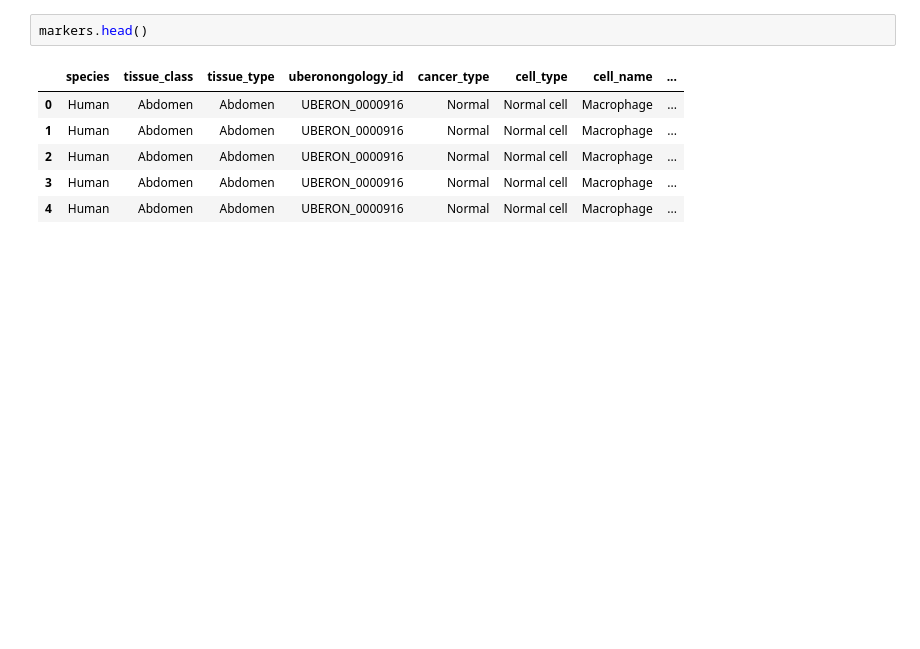
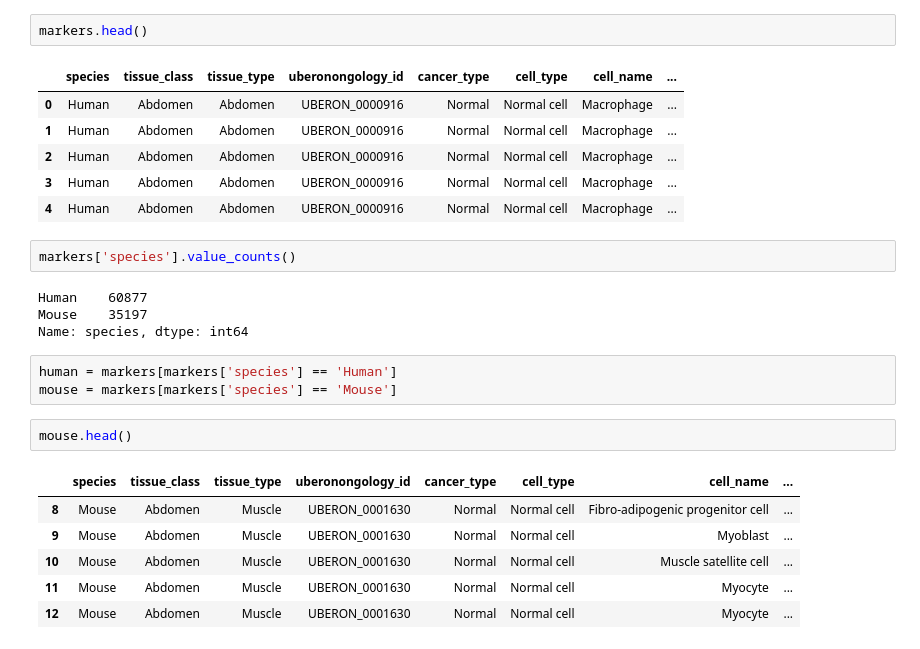
Before and after one commit to recervictory/cell-type-prediction, a Jupyter notebook: cell_markes.ipynb, the cells around one changed output. Cells and saved outputs as stored; diff of their text form; blank space fills up the shorter version.

Commit message:
cell marked added

```diff
--- a/cell_markes.ipynb
+++ b/cell_markes.ipynb
@@ -21,3 +21,21 @@ markers.head()
 | 2 | Human | Abdomen | Abdomen | UBERON_0000916 | Normal | Normal cell | Macrophage | ... |
 | 3 | Human | Abdomen | Abdomen | UBERON_0000916 | Normal | Normal cell | Macrophage | ... |
 | 4 | Human | Abdomen | Abdomen | UBERON_0000916 | Normal | Normal cell | Macrophage | ... |
+# %%
+markers['species'].value_counts()
+# %% [output]
+Human    60877
+Mouse    35197
+Name: species, dtype: int64
+# %%
+human = markers[markers['species'] == 'Human']
+mouse = markers[markers['species'] == 'Mouse']
+# %%
+mouse.head()
+# %% [output]
+|  | species | tissue_class | tissue_type | uberonongology_id | cancer_type | cell_type | cell_name | ... |
+| 8 | Mouse | Abdomen | Muscle | UBERON_0001630 | Normal | Normal cell | Fibro-adipogenic progenitor cell | ... |
+| 9 | Mouse | Abdomen | Muscle | UBERON_0001630 | Normal | Normal cell | Myoblast | ... |
+| 10 | Mouse | Abdomen | Muscle | UBERON_0001630 | Normal | Normal cell | Muscle satellite cell | ... |
+| 11 | Mouse | Abdomen | Muscle | UBERON_0001630 | Normal | Normal cell | Myocyte | ... |
+| 12 | Mouse | Abdomen | Muscle | UBERON_0001630 | Normal | Normal cell | Myocyte | ... |
```
Also changed, not shown: parts of 3 cells of this notebook.
